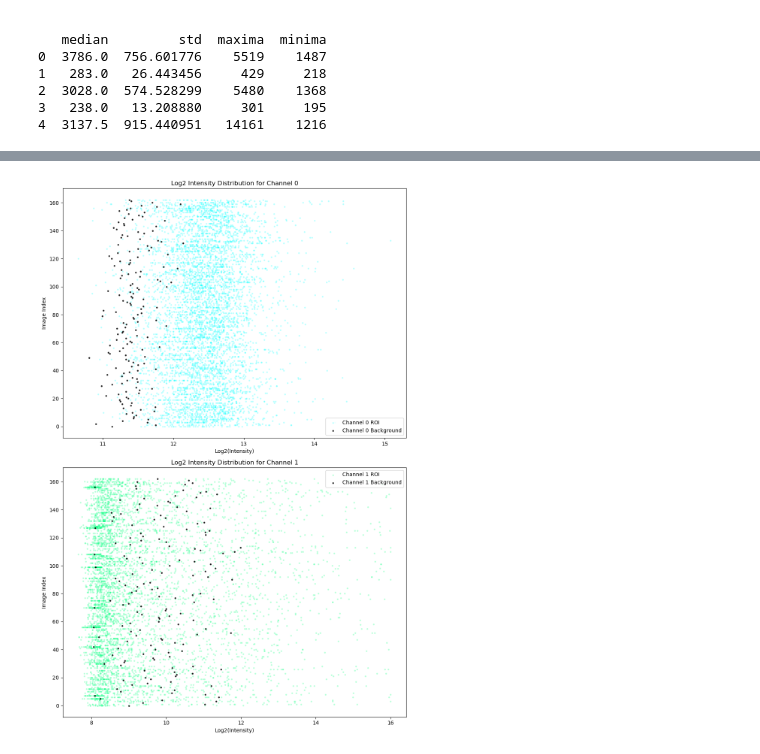
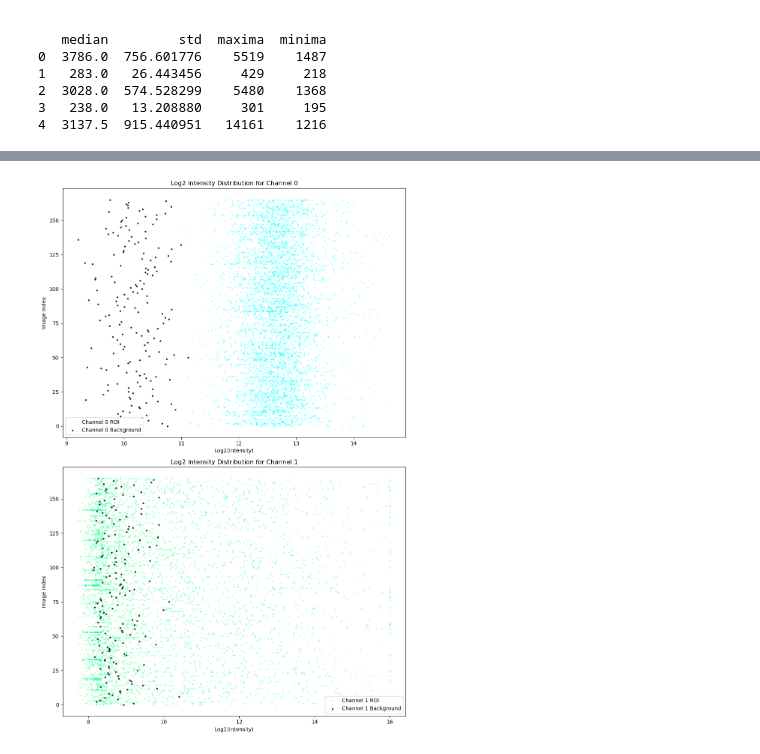
Before and after one commit to timotheelionnet/python_image-analysis, a Jupyter notebook: notebooks/img-explorer.ipynb, the cells around one changed output, grey strips where cells are left out. Saved outputs shown, nothing was run; the diff lists cells and outputs as text; code cells hidden in the pictures.

```diff
--- a/notebooks/img-explorer.ipynb
+++ b/notebooks/img-explorer.ipynb
@@ -365,23 +510,35 @@ plt.show()
 # %%
 # CHUNK 4 #
 
-# Extract a set of metrics for each ROI defined by the mask from the corresponding image
+# Extract a set of metrics for each ROI in the image-mask pair
 # using the measureROIs() function
 
 from get_roi_metrics import measureROIs
 
-# Use concurrent processing to handle images
+# Set up logging for debugging and progress tracking
+logging.basicConfig(level=logging.INFO, format='%(asctime)s - %(levelname)s - %(message)s')
+
+# Prepare to store ROI metrics
+all_roi_metrics = {}
+
+# Function to process each image and mask pair
+def process_image_data(task):
+    img_index, mask_index = task
+    image = all_images['image'][img_index]
+    mask = all_images['mask_n'][mask_index]
+    return measureROIs((img_index, image, mask), subtract_background = False)
+
+# Execute processing in parallel
 if __name__ == '__main__':
     with ThreadPoolExecutor(max_workers=4) as executor:
-        # Prepare data for processing
-        tasks = [(img_index, all_images['image'][img_index], all_images['mask_n'][mask_index])
-                 for img_index, mask_index in matched_indices]
-        # Process data in parallel
-        results = list(executor.map(measureROIs, tasks))
+        # Create tasks based on matched indices
+        tasks = matched_indices
+        results = list(executor.map(process_image_data, tasks))
 
-        all_roi_metrics = {f'Image {img_index}': roi_metrics for img_index, roi_metrics in results}
+        # Store the results in the dictionary
+        for result in results:
+            img_index, roi_metrics = result
+            all_roi_metrics[f'Image {img_index}'] = roi_metrics
 
-    logging.info("Metrics extraction complete for all ROIs across all matched images.")
-
-# Now, all_roi_metrics contains the metrics for each ROI in each channel for each matched image
+    logging.info("Metrics extraction complete for all ROIs across all matched images, no background subtraction.")
 # %% [output]
@@ -524,40 +689,40 @@ for channel, ax in enumerate(ax):
     # Get data for the current channel
     # ROI data
     roi_data = metrics_df[metrics_df['channel'] == channel]
-    roi_log2_data = np.log2(roi_data['avg'] + 1)  # Log2 transform
+    roi_log2_data = np.log2(roi_data['median'] + 1)  # Log2 transform
     roi_image_indices = add_jitter(roi_data['image_index'])  # Add jitter to image index
 
     # Background data
     bk_data = bk_df[bk_df['channel'] == channel]
-    bk_log2_data = np.log2(bk_data['avg_intensity'] + 1)  # Log2 transform
+    bk_log2_data = np.log2(bk_data['median_intensity'] + 1)  # Log2 transform
     bk_image_indices = add_jitter(bk_data['mask_index'])  # Add jitter to image index
 
 
     # Scatter plots
     # Plot ROI data
     ax.scatter(roi_log2_data, roi_image_indices,
                color=channel_colors[channel],
                s=5,
                alpha=0.2,
                label=f'Channel {channel} ROI')
     # Plot Background data
     ax.scatter(bk_log2_data, bk_image_indices,
                color='black',
                s=5,
                alpha=0.8,
                label=f'Channel {channel} Background')
 
     # Set titles and labels
     ax.set_title(f'Log2 Intensity Distribution for Channel {channel}')
     ax.set_xlabel('Log2(Intensity)')
     ax.set_ylabel('Image Index')
     ax.legend()
 
 # Adjust layout
 plt.tight_layout()
 plt.show()
 # %% [output]
-[figure, old version]
+[figure, new version]
 # %%
 # Plot the distribution of ROI areas in the raw data
 
```
Also changed, not shown: parts of 31 cells of this notebook.
